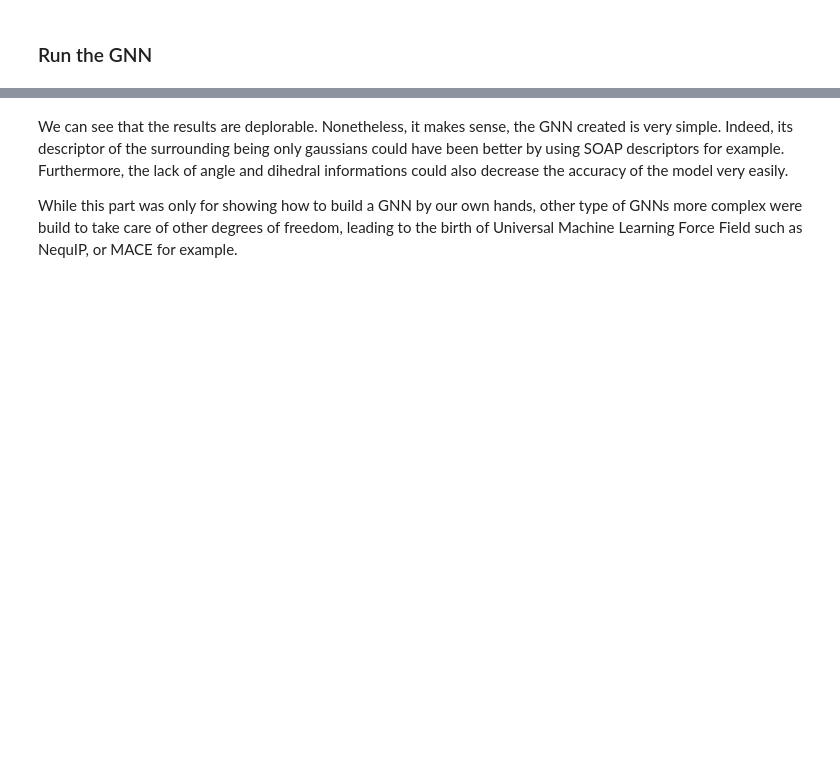
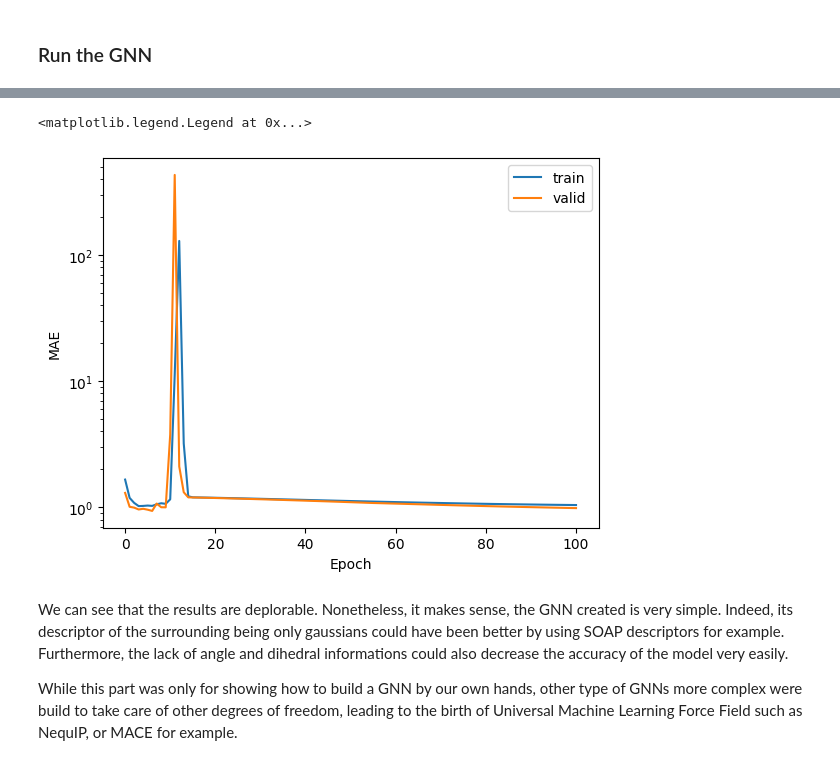
Before and after one commit to Lorentyfle/GNN-CaMML-course-blog, a Jupyter notebook: Graph_CaMML.ipynb, the cells around one changed output, grey strips where cells are left out. Cells and saved outputs as stored; diff of their text form; code cells hidden in the pictures; blank space fills up the shorter version.

```diff
--- a/Graph_CaMML.ipynb
+++ b/Graph_CaMML.ipynb
@@ -278,7 +278,7 @@ for entry in tqdm(range(sampled_df.shape[0])):
         x=node_features,        # Node features
         edge_index=edge_index,  # Edge connections
         edge_feat=edge_feat,    # Edge features (Gaussian encoded bond lengths)
-        edge_len=torch.tensor(np.array(edge_len)),      # Edge features (length)
+        edge_len=torch.tensor(edge_distance,dtype=torch.float32),      # Edge features (length)
         batch=batch_ind, # Which graph/structure each nodes belongs to.
         y=target                # Target property to investigate
     )
@@ -468,7 +468,7 @@ class GNN(torch.nn.Module):
         # apply convolutions
         for conv_func in self.convs:
                     # forward( x = node_features, edge_index, edge_weight:Optional) -> Tensor
-            node_feat = conv_func(node_feat, batch.edge_index) # , batch.edge_len
+            node_feat = conv_func(node_feat, batch.edge_index,  batch.edge_len)
 
         # pool node vectors
         crys_feat = scatter_mean(node_feat, batch.batch, dim=0, dim_size=batch.batch.max() + 1)
@@ -551,10 +551,14 @@ optimizer = torch.optim.Adam(model.parameters(), lr=0.01) # We use a basic Adam
 criterion = torch.nn.MSELoss()  # Use CrossEntropyLoss for classification tasks
 
 start_time = time.time()
+save_losses_train = []
+save_losses_valid = []
 # Using the DataLoaders for training and validation
 for epoch in range(0,max_epoch+1):
     train_loss,train_mae = train(train_loader,model,optimizer,criterion)
     val_loss,valid_mae = evaluate(val_loader,model,criterion)
+    save_losses_train.append(train_mae)
+    save_losses_valid.append(valid_mae)
     epoch_time = time.time() - start_time
     print(f'Epoch: {epoch+1:02} | Train MAE: {train_mae:8.4f} | Valid MAE: {valid_mae:8.4f}'
          f' |   Elapsed time: {time.strftime("%M min %S s", time.gmtime(epoch_time))}')
@@ -582,3 +586,13 @@ Test Loss: 2.1007
+# %%
+fig, ax = plt.subplots()
+ax.plot(range(0,max_epoch+1), save_losses_train, label="train")
+ax.plot(range(0,max_epoch+1), save_losses_valid, label="valid")
+ax.set(xlabel="Epoch", ylabel="MAE")
+ax.set_yscale("log")
+plt.legend()
+# %% [output]
+<matplotlib.legend.Legend at 0x...>
+[figure, added]
 # %% [markdown]
 We can see that the results are deplorable. Nonetheless, it makes sense, the GNN created is very simple. Indeed, its descriptor of the surrounding being only gaussians could have been better by using SOAP descriptors for example. Furthermore, the lack of angle and dihedral informations could also decrease the accuracy of the model very easily.
 
```
Also changed, not shown: parts of 2 cells of this notebook.
